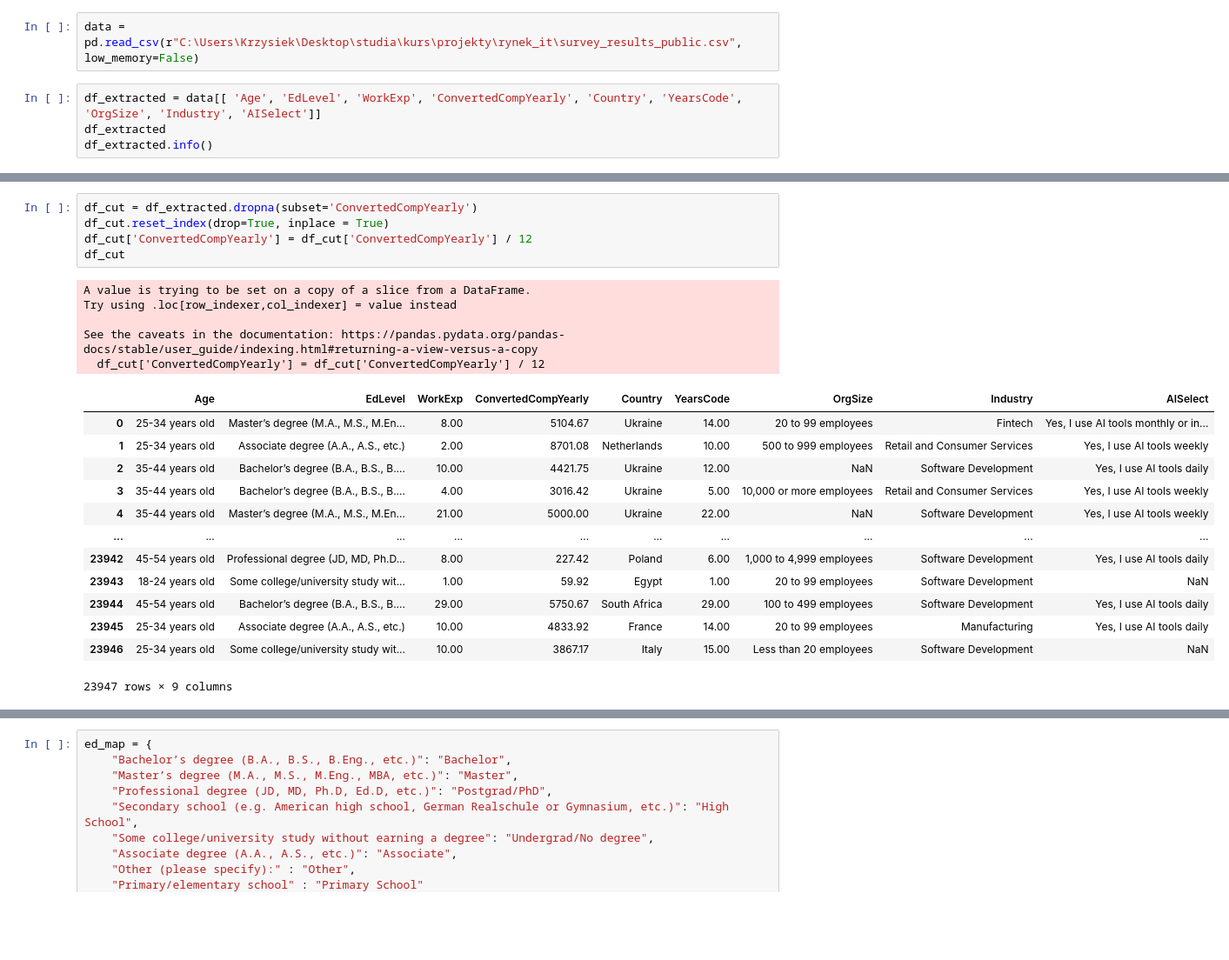
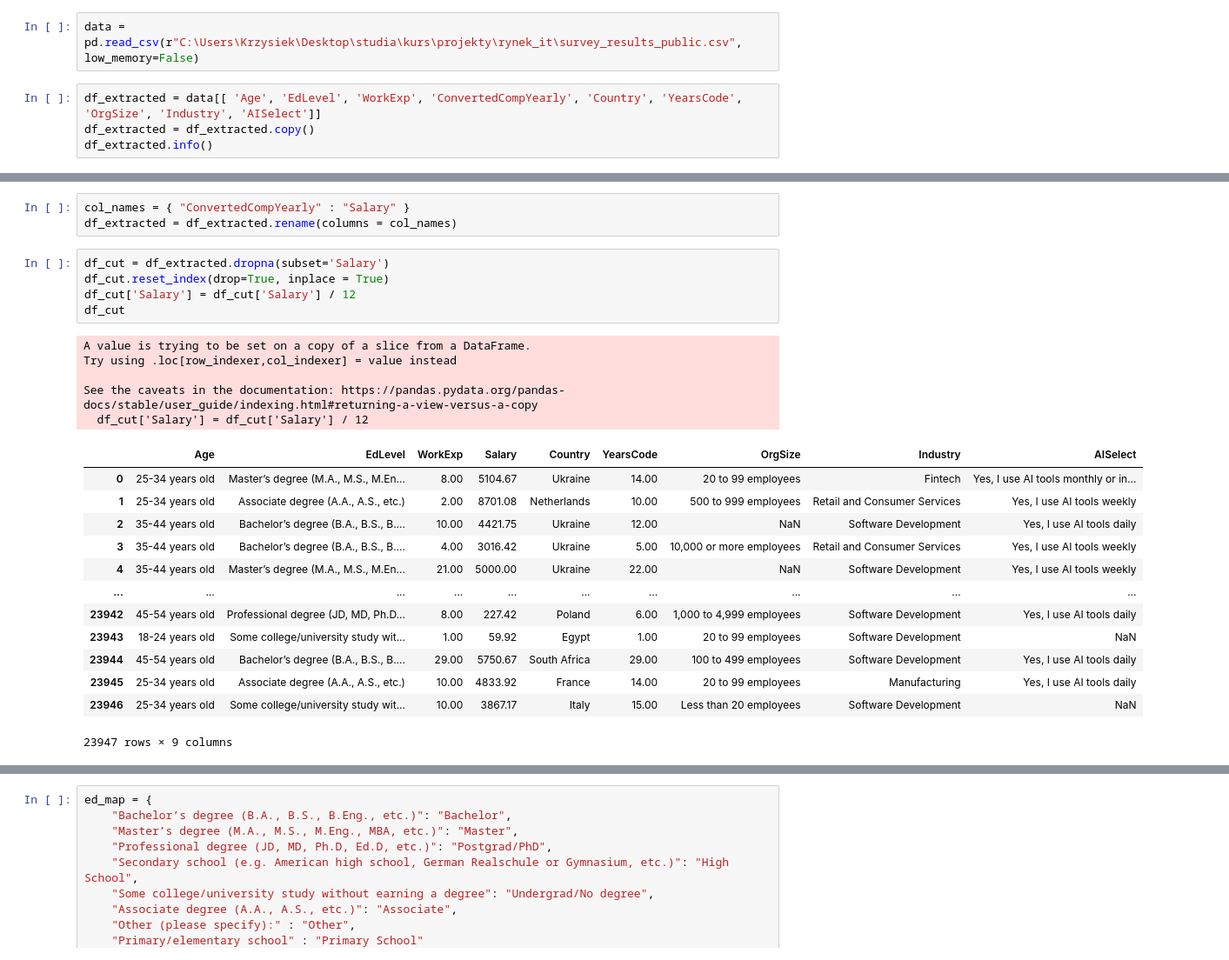
Before and after one commit to kpopiolek/it-market-analysis-2025, a Jupyter notebook: IT_job_market_analysis.ipynb, the cells around one changed output, grey strips where cells are left out. Shown at 87% size. Drawn from its saved outputs; the diff is of its cells as text; blank space fills up the shorter version.

```diff
--- a/IT_job_market_analysis.ipynb
+++ b/IT_job_market_analysis.ipynb
@@ -9,7 +9,7 @@ import seaborn as sns
 data = pd.read_csv(r"C:\Users\Krzysiek\Desktop\studia\kurs\projekty\rynek_it\survey_results_public.csv", low_memory=False)
 # %%
 df_extracted = data[[ 'Age', 'EdLevel', 'WorkExp', 'ConvertedCompYearly', 'Country', 'YearsCode', 'OrgSize', 'Industry', 'AISelect']]
-df_extracted
+df_extracted = df_extracted.copy()
 df_extracted.info()
 # %% [output]
 <class 'pandas.core.frame.DataFrame'>
@@ -28,18 +28,21 @@ Data columns (total 9 columns):
  8   AISelect             33720 non-null  object
 dtypes: float64(3), object(6)
 memory usage: 3.4+ MB
+# %%
+col_names = { "ConvertedCompYearly" : "Salary" }
+df_extracted = df_extracted.rename(columns = col_names)
 # %%
-df_cut = df_extracted.dropna(subset='ConvertedCompYearly')
+df_cut = df_extracted.dropna(subset='Salary')
 df_cut.reset_index(drop=True, inplace = True)
-df_cut['ConvertedCompYearly'] = df_cut['ConvertedCompYearly'] / 12
+df_cut['Salary'] = df_cut['Salary'] / 12
 df_cut
 # %% [output]
 A value is trying to be set on a copy of a slice from a DataFrame.
 Try using .loc[row_indexer,col_indexer] = value instead
 
 See the caveats in the documentation: https://pandas.pydata.org/pandas-docs/stable/user_guide/indexing.html#returning-a-view-versus-a-copy
-  df_cut['ConvertedCompYearly'] = df_cut['ConvertedCompYearly'] / 12
+  df_cut['Salary'] = df_cut['Salary'] / 12
-|  | Age | EdLevel | WorkExp | ConvertedCompYearly | Country | YearsCode | OrgSize | Industry | AISelect |
+|  | Age | EdLevel | WorkExp | Salary | Country | YearsCode | OrgSize | Industry | AISelect |
 | 0 | 25-34 years old | Master’s degree (M.A., M.S., M.En... | 8.00 | 5104.67 | Ukraine | 14.00 | 20 to 99 employees | Fintech | Yes, I use AI tools monthly or in... |
 | 1 | 25-34 years old | Associate degree (A.A., A.S., etc.) | 2.00 | 8701.08 | Netherlands | 10.00 | 500 to 999 employees | Retail and Consumer Services | Yes, I use AI tools weekly |
 | 2 | 35-44 years old | Bachelor’s degree (B.A., B.S., B.... | 10.00 | 4421.75 | Ukraine | 12.00 | NaN | Software Development | Yes, I use AI tools daily |
```
Also changed, not shown: parts of 18 cells of this notebook.
